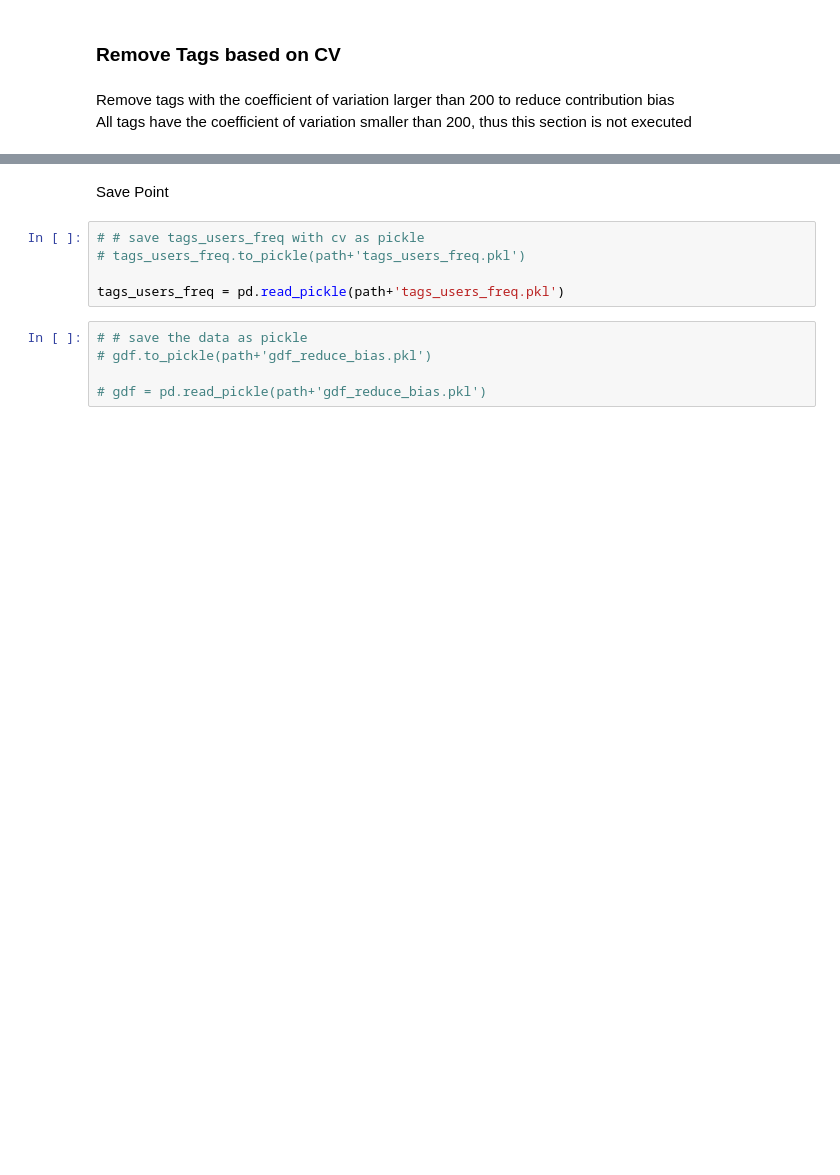
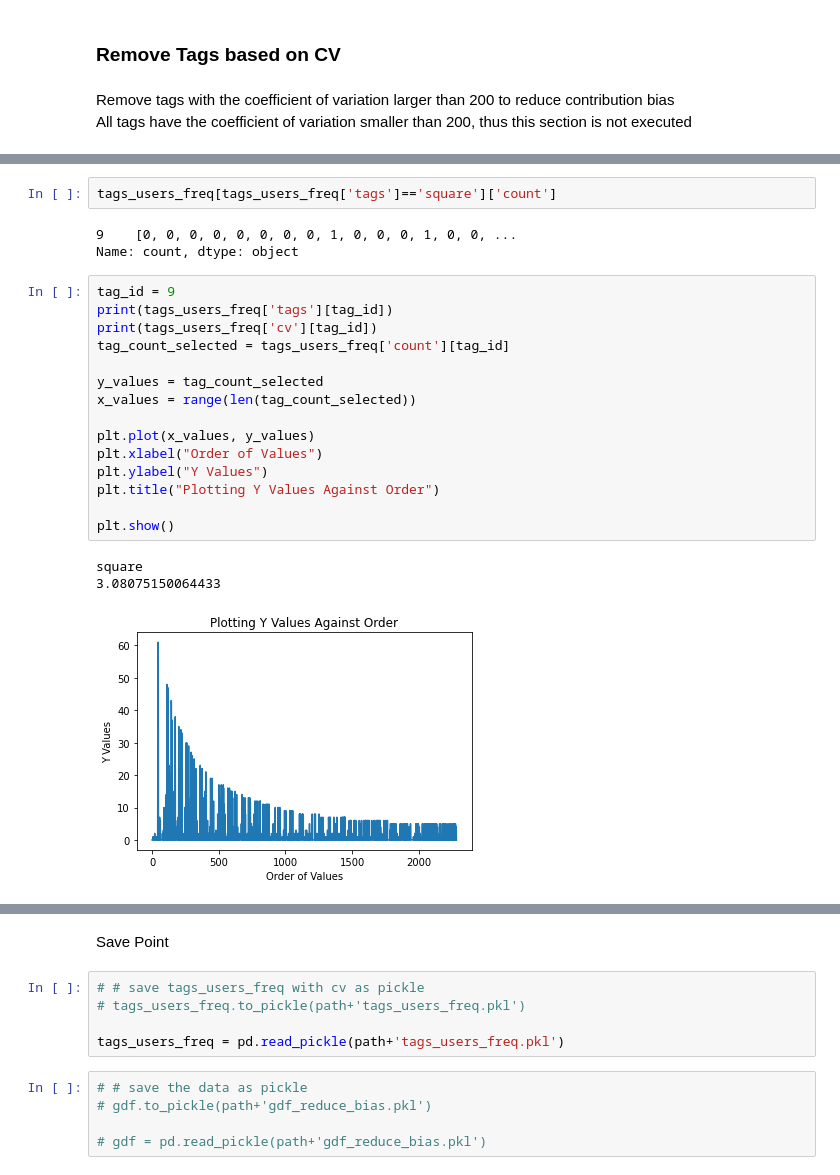
Before and after one commit to leyixu21/Semantic-Trajectory, a Jupyter notebook: clean_flickr_data.ipynb, the cells around one changed output, grey strips where cells are left out. Saved outputs shown, nothing was run; the diff lists cells and outputs as text; blank space fills up the shorter version.

```diff
--- a/clean_flickr_data.ipynb
+++ b/clean_flickr_data.ipynb
@@ -421,3 +619,27 @@ tags_users_freq
+# %%
+tags_users_freq[tags_users_freq['tags']=='square']['count']
+# %% [output]
+9    [0, 0, 0, 0, 0, 0, 0, 0, 1, 0, 0, 0, 1, 0, 0, ...
+Name: count, dtype: object
+# %%
+tag_id = 9
+print(tags_users_freq['tags'][tag_id])
+print(tags_users_freq['cv'][tag_id])
+tag_count_selected = tags_users_freq['count'][tag_id]
+
+y_values = tag_count_selected
+x_values = range(len(tag_count_selected))
+
+plt.plot(x_values, y_values)
+plt.xlabel("Order of Values")
+plt.ylabel("Y Values")
+plt.title("Plotting Y Values Against Order")
+
+plt.show()
+# %% [output]
+square
+3.08075150064433
+[figure, added]
 # %%
 tags_users_freq['cv'].describe()
 # %% [output]
```
Also changed, not shown: parts of 70 cells of this notebook.
